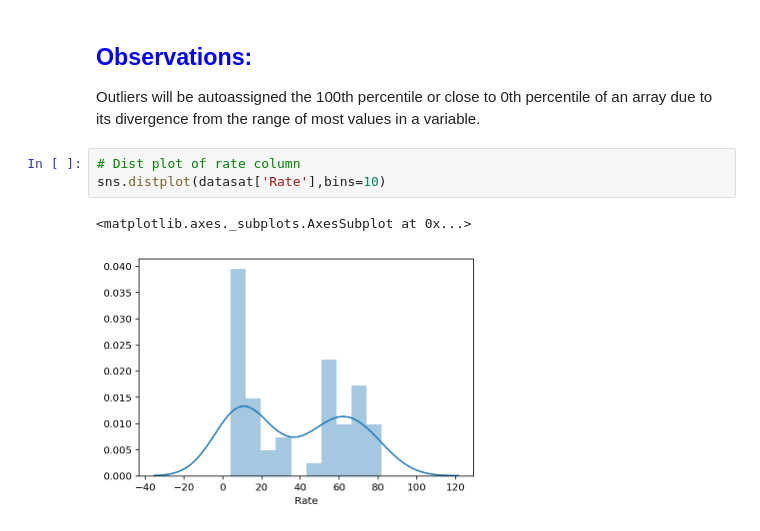
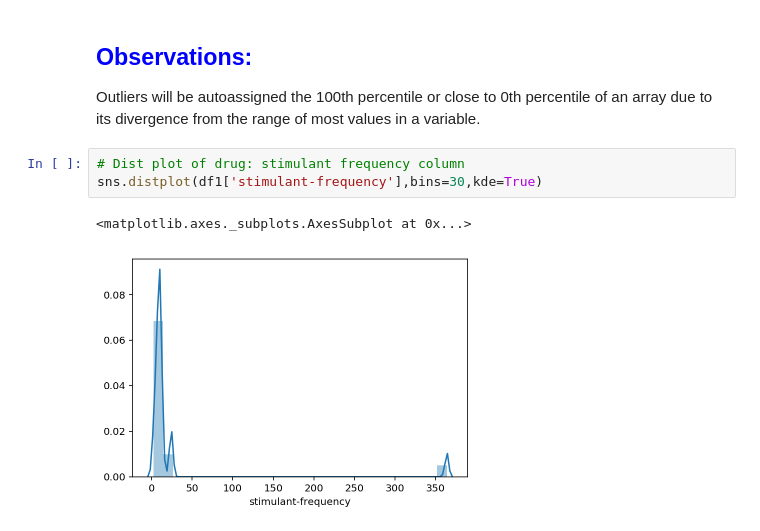
Before and after one commit to jerylcodes/Data-Science, a Jupyter notebook: Data Science Immersive Projects/Project 2/project-02-v2-starter-codee.ipynb, the cells around one changed output. Drawn from its saved outputs; the diff is of its cells as text.

```diff
--- a/Data Science Immersive Projects/Project 2/project-02-v2-starter-code.ipynb
+++ b/Data Science Immersive Projects/Project 2/project-02-v2-starter-codee.ipynb
@@ -980,8 +946,8 @@ The percentile shows the ranking of the variable, ie, the higher the percentile,
 ## <span style="color:blue">Observations:</span>
 Outliers will be autoassigned the 100th percentile or close to 0th percentile of an array due to its divergence from the range of most values in a variable.
 # %%
-# Dist plot of rate column
-sns.distplot(datasat['Rate'],bins=10)
+# Dist plot of drug: stimulant frequency column
+sns.distplot(df1['stimulant-frequency'],bins=30,kde=True)
 # %% [output]
 <matplotlib.axes._subplots.AxesSubplot at 0x...>
-[figure, old version]
+[figure, new version]
```
Also changed, not shown: parts of 13 cells of this notebook.
